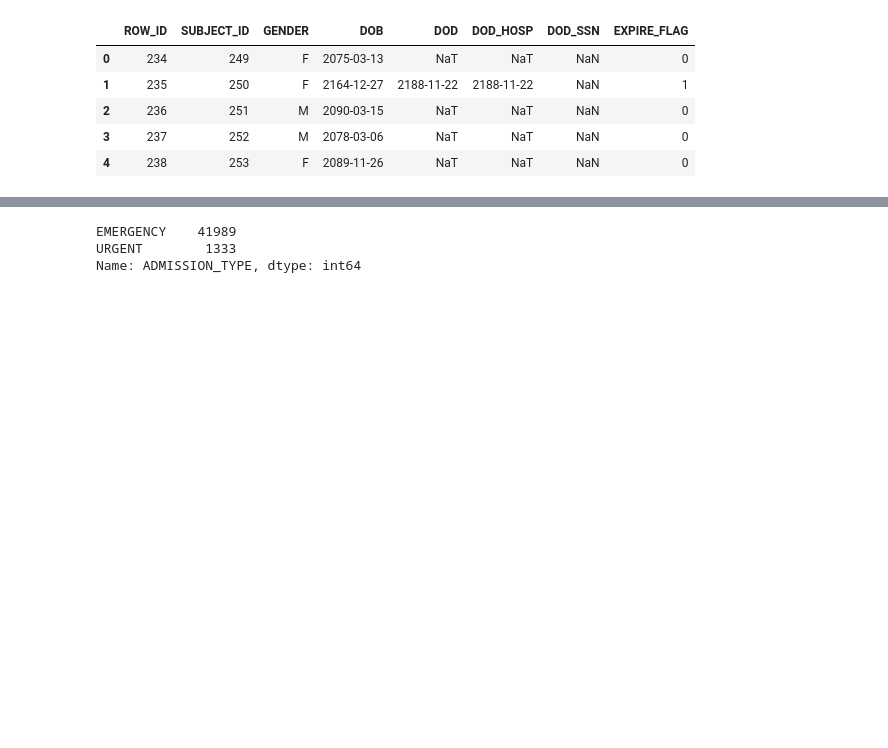
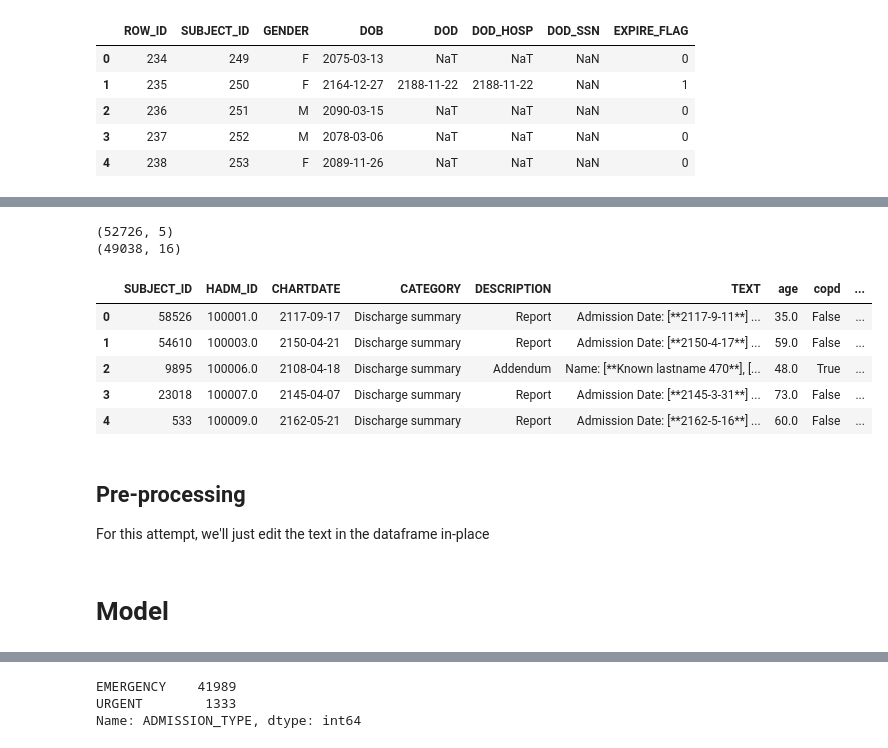
Before and after one commit to kev8484/mimic-models, a Jupyter notebook: MIMIC_NLP_Playground.ipynb, the cells around one changed output, grey strips where cells are left out. Drawn from its saved outputs; the diff is of its cells as text; code cells hidden in the pictures; blank space fills up the shorter version.

Commit message:
bag of words and TF-IDF modeling

```diff
--- a/MIMIC_NLP_Playground.ipynb
+++ b/MIMIC_NLP_Playground.ipynb
@@ -55,7 +59,17 @@ Num female: 20399
 | 3 | 237 | 252 | M | 2078-03-06 | NaT | NaT | NaN | 0 |
 | 4 | 238 | 253 | F | 2089-11-26 | NaT | NaT | NaN | 0 |
 # %%
-admission_cols = ['HADM_ID','ADMISSION_TYPE', 'ADMITTIME', 'DISCHTIME', 'DEATHTIME','EDREGTIME', 'EDOUTTIME','HOSPITAL_EXPIRE_FLAG', 'HAS_CHARTEVENTS_DATA']
+admission_cols = [
+    'HADM_ID',
+    'ADMISSION_TYPE',
+    'ADMITTIME',
+    'DISCHTIME',
+    'DEATHTIME',
+    'EDREGTIME',
+    'EDOUTTIME',
+    'HOSPITAL_EXPIRE_FLAG',
+    'HAS_CHARTEVENTS_DATA',
+]
 
 tmp = pd.read_csv("~/Documents/data/mimic/ADMISSIONS.csv", parse_dates=['ADMITTIME', 'DISCHTIME','DEATHTIME', 'EDREGTIME', 'EDOUTTIME',])[admission_cols]
 
@@ -83,8 +97,8 @@ admits[['next_admit_time','next_admit_type']] = admits.groupby(['SUBJECT_ID'])[[
 
 # compute readmission stats
 admits['readmit_time'] = admits.groupby('SUBJECT_ID').apply(lambda x: x['next_admit_time'] - x['DISCHTIME']).reset_index(level=0, drop=True)
-admits['7d_readmit'] = admits['readmit_time'].dt.total_seconds() < 7 * 24 * 3600
-admits['30d_readmit'] = admits['readmit_time'].dt.total_seconds() < 30 * 24 * 3600
+admits['7d_readmit'] = (admits['readmit_time'].dt.total_seconds() < 7 * 24 * 3600).astype(int)
+admits['30d_readmit'] = (admits['readmit_time'].dt.total_seconds() < 30 * 24 * 3600).astype(int)
 # %%
 admits['30d_readmit'].value_counts()
 # %% [output]
@@ -93,0 +166,16 @@ Name: 30d_readmit, dtype: int64
+# %%
+
+chunk_reader = pd.read_csv("~/Documents/data/mimic/NOTEEVENTS.csv", chunksize=100000, usecols=['SUBJECT_ID','HADM_ID', 'CHARTDATE','CATEGORY', 'DESCRIPTION', 'TEXT',])
+chunk_li = []
+iteration = 0
+for chunk in chunk_reader:
+
+    if iteration % 5 == 0:
+        print(f"Iteration {iteration}")
+        # keep only admissions for subjects that had at least one copd admit
+#     chunk_li.append(chunk[(chunk['HADM_ID'].isin(hadm_ids_w_copd))])
+        # keep just the discharge summaries
+        chunk_li.append(chunk[(chunk['CATEGORY'] == 'Discharge summary')])
+    iteration += 1
+
+print("Done.")
@@ -129,0 +198,22 @@ admits[(admits.SUBJECT_ID.isin(deceased_subj_ids)) & (admits.SUBJECT_ID.isin(cop
+# %%
+notes = pd.concat(chunk_li, ignore_index=True)
+# keep only one discharge summary per admission
+notes = notes.sort_values(by=['SUBJECT_ID', 'HADM_ID', 'CHARTDATE']).groupby(['HADM_ID']).nth(-1)
+print(notes.shape)
+cols = ['HADM_ID', 'SUBJECT_ID','age', 'copd', 'HOSPITAL_EXPIRE_FLAG','ADMISSION_TYPE', 'ADMITTIME', 'DISCHTIME', 'DEATHTIME','next_admit_time', 'next_admit_type','30d_readmit',]
+notes = notes.merge(admits[cols], on=['SUBJECT_ID','HADM_ID'], how='inner')
+print(notes.shape)
+notes.head()
+# %% [output]
+(52726, 5)
+(49038, 16)
+|  | SUBJECT_ID | HADM_ID | CHARTDATE | CATEGORY | DESCRIPTION | TEXT | age | copd | ... |
+| 0 | 58526 | 100001.0 | 2117-09-17 | Discharge summary | Report | Admission Date: [**2117-9-11**] ... | 35.0 | False | ... |
+| 1 | 54610 | 100003.0 | 2150-04-21 | Discharge summary | Report | Admission Date: [**2150-4-17**] ... | 59.0 | False | ... |
+| 2 | 9895 | 100006.0 | 2108-04-18 | Discharge summary | Addendum | Name: [**Known lastname 470**], [... | 48.0 | True | ... |
+| 3 | 23018 | 100007.0 | 2145-04-07 | Discharge summary | Report | Admission Date: [**2145-3-31**] ... | 73.0 | False | ... |
+| 4 | 533 | 100009.0 | 2162-05-21 | Discharge summary | Report | Admission Date: [**2162-5-16**] ... | 60.0 | False | ... |
+# %% [markdown]
+## Pre-processing
+
+For this attempt, we'll just edit the text in the dataframe in-place
@@ -129,0 +231,2 @@ admits[(admits.SUBJECT_ID.isin(deceased_subj_ids)) & (admits.SUBJECT_ID.isin(cop
+# %% [markdown]
+# Model
```
Also changed, not shown: parts of 25 cells of this notebook, 1 other file.
